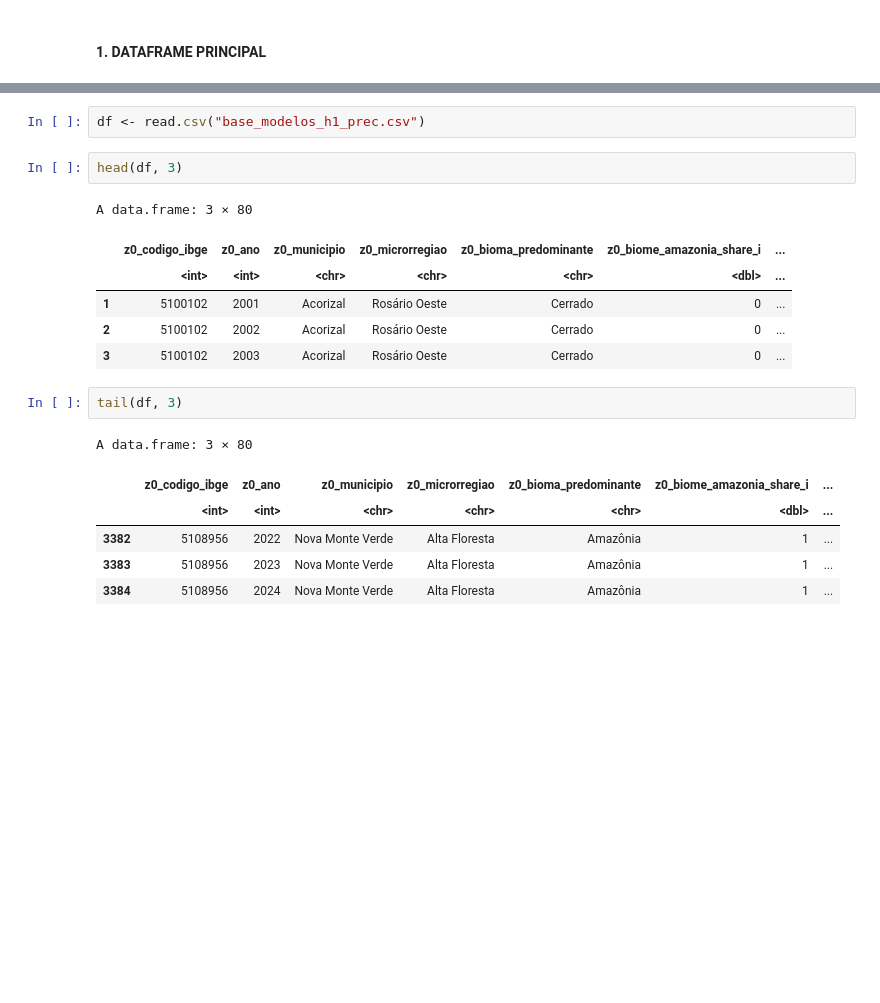
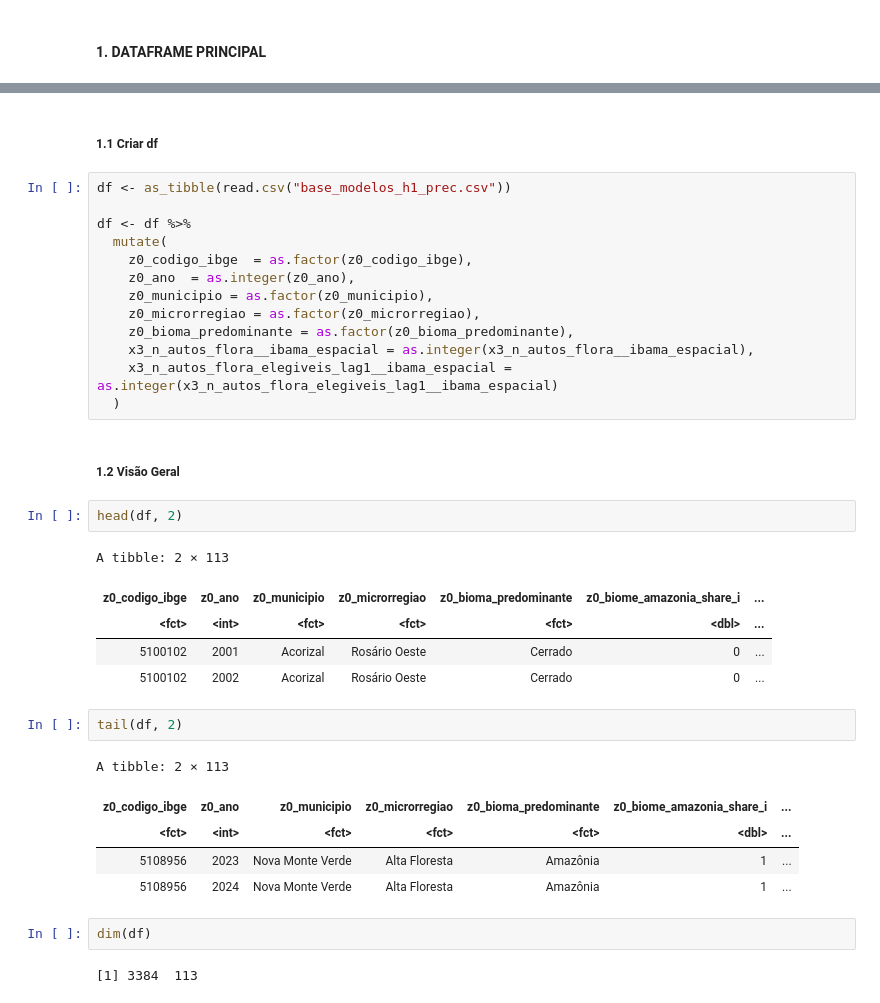
Before and after one commit to fernandovieira1/tese_eco_usp, a Jupyter notebook: 2_INTI/chapters/chap1/stats/2. MODELOS/grupos_h1/2_base_completa_h1_precaria/MODELOS_H1_PREC/modelos_fixos_h1_prec.ipynb, the cells around one changed output, grey strips where cells are left out. Cells and saved outputs as stored; diff of their text form; blank space fills up the shorter version.

Commit message:
primeiros modelos efeitos fixos

```diff
--- a/2_INTI/chapters/chap1/stats/2. MODELOS/grupos_h1/2_base_completa_h1_precaria/MODELOS_H1_PREC/modelos_fixos_h1_prec.ipynb
+++ b/2_INTI/chapters/chap1/stats/2. MODELOS/grupos_h1/2_base_completa_h1_precaria/MODELOS_H1_PREC/modelos_fixos_h1_prec.ipynb
@@ -41,20 +67,37 @@ library(fixest) # within
+# %% [markdown]
+##### 1.1 Criar df
 # %%
-df <- read.csv("base_modelos_h1_prec.csv")
+df <- as_tibble(read.csv("base_modelos_h1_prec.csv"))
+
+df <- df %>%
+  mutate(
+    z0_codigo_ibge  = as.factor(z0_codigo_ibge),
+    z0_ano  = as.integer(z0_ano),
+    z0_municipio = as.factor(z0_municipio),
+    z0_microrregiao = as.factor(z0_microrregiao),
+    z0_bioma_predominante = as.factor(z0_bioma_predominante),
+    x3_n_autos_flora__ibama_espacial = as.integer(x3_n_autos_flora__ibama_espacial),
+    x3_n_autos_flora_elegiveis_lag1__ibama_espacial = as.integer(x3_n_autos_flora_elegiveis_lag1__ibama_espacial)
+  )
+# %% [markdown]
+##### 1.2 Visão Geral
 # %%
-head(df, 3)
+head(df, 2)
 # %% [output]
-A data.frame: 3 × 80
+A tibble: 2 × 113
-|  | z0_codigo_ibge | z0_ano | z0_municipio | z0_microrregiao | z0_bioma_predominante | z0_biome_amazonia_share_i | ... |
-|  | <int> | <int> | <chr> | <chr> | <chr> | <dbl> | ... |
-| 1 | 5100102 | 2001 | Acorizal | Rosário Oeste | Cerrado | 0 | ... |
-| 2 | 5100102 | 2002 | Acorizal | Rosário Oeste | Cerrado | 0 | ... |
-| 3 | 5100102 | 2003 | Acorizal | Rosário Oeste | Cerrado | 0 | ... |
+| z0_codigo_ibge | z0_ano | z0_municipio | z0_microrregiao | z0_bioma_predominante | z0_biome_amazonia_share_i | ... |
+| <fct> | <int> | <fct> | <fct> | <fct> | <dbl> | ... |
+| 5100102 | 2001 | Acorizal | Rosário Oeste | Cerrado | 0 | ... |
+| 5100102 | 2002 | Acorizal | Rosário Oeste | Cerrado | 0 | ... |
 # %%
-tail(df, 3)
+tail(df, 2)
 # %% [output]
-A data.frame: 3 × 80
+A tibble: 2 × 113
-|  | z0_codigo_ibge | z0_ano | z0_municipio | z0_microrregiao | z0_bioma_predominante | z0_biome_amazonia_share_i | ... |
-|  | <int> | <int> | <chr> | <chr> | <chr> | <dbl> | ... |
-| 3382 | 5108956 | 2022 | Nova Monte Verde | Alta Floresta | Amazônia | 1 | ... |
-| 3383 | 5108956 | 2023 | Nova Monte Verde | Alta Floresta | Amazônia | 1 | ... |
-| 3384 | 5108956 | 2024 | Nova Monte Verde | Alta Floresta | Amazônia | 1 | ... |
+| z0_codigo_ibge | z0_ano | z0_municipio | z0_microrregiao | z0_bioma_predominante | z0_biome_amazonia_share_i | ... |
+| <fct> | <int> | <fct> | <fct> | <fct> | <dbl> | ... |
+| 5108956 | 2023 | Nova Monte Verde | Alta Floresta | Amazônia | 1 | ... |
+| 5108956 | 2024 | Nova Monte Verde | Alta Floresta | Amazônia | 1 | ... |
+# %%
+dim(df)
+# %% [output]
+[1] 3384  113
```
Also changed, not shown: parts of 29 cells of this notebook, 1 other file.
